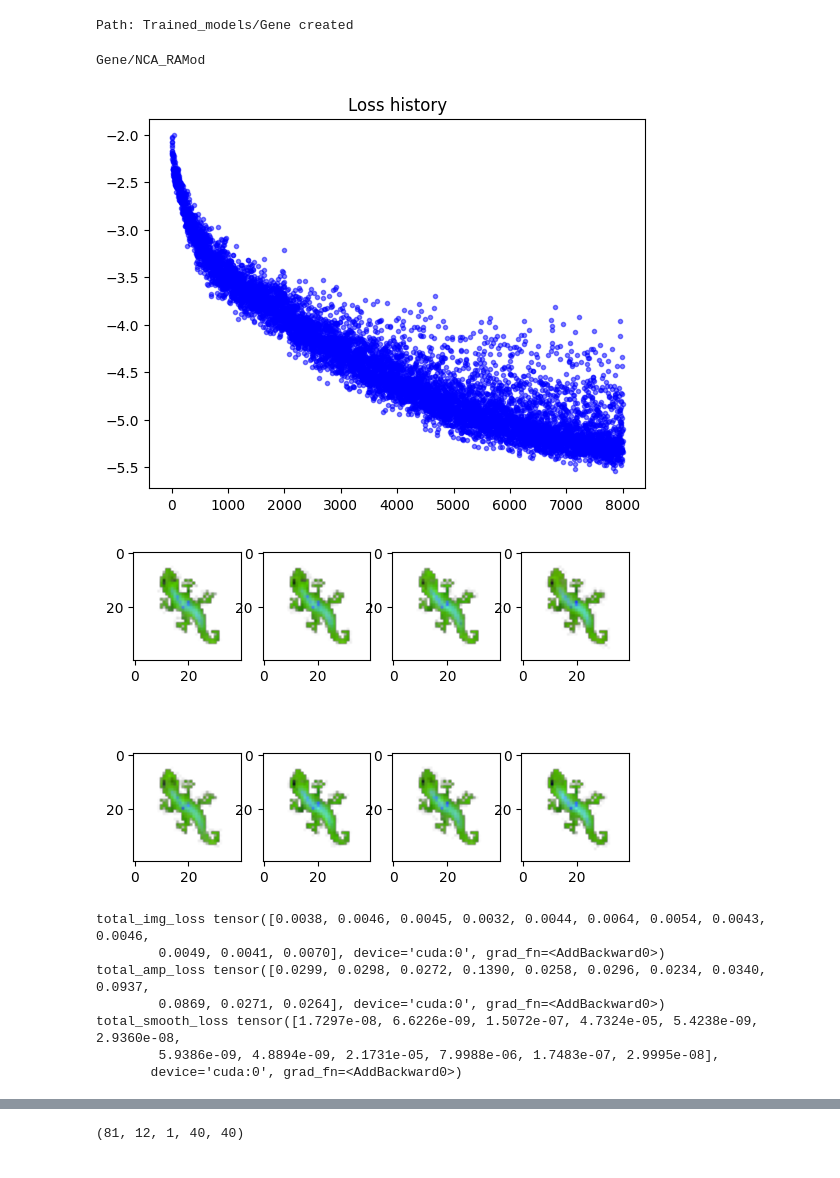
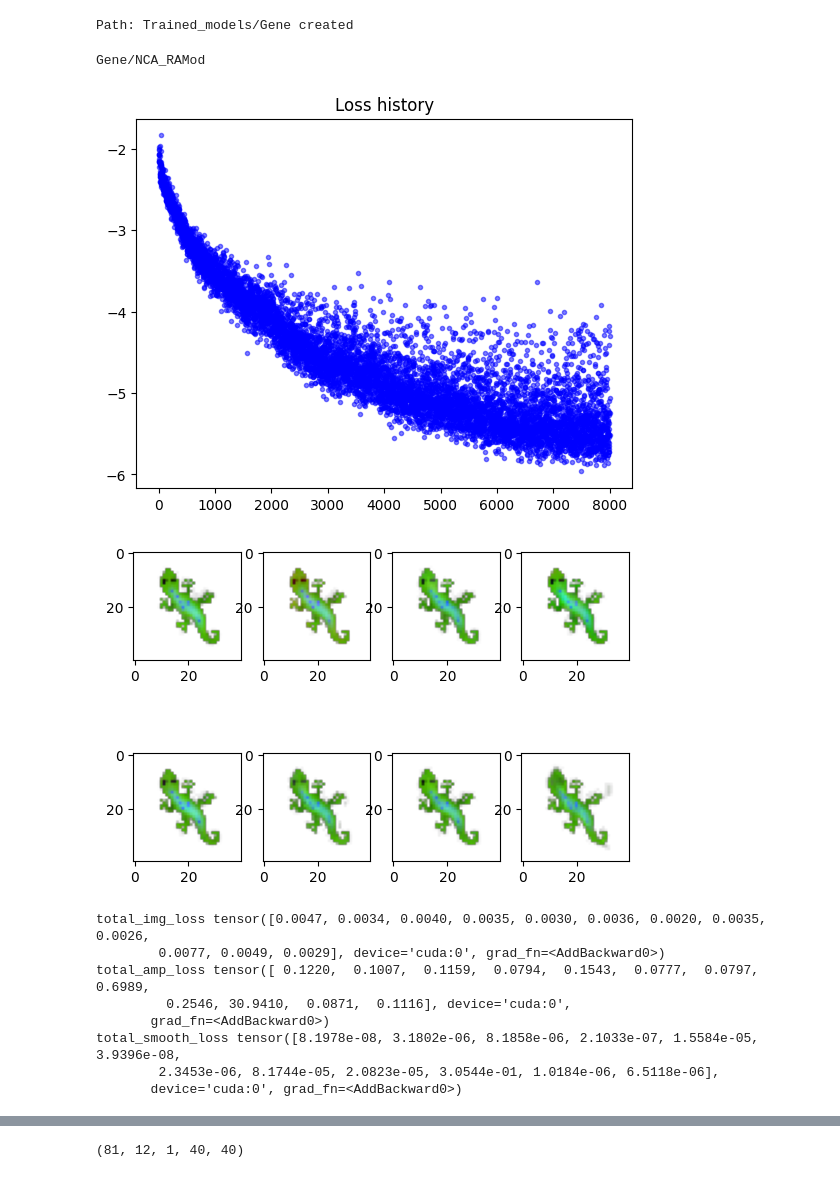
Before and after one commit to lshofsl/Thesis, a Jupyter notebook: NCA_w_RAmod.ipynb, the cells around one changed output, grey strips where cells are left out. Saved outputs shown, nothing was run; the diff lists cells and outputs as text; code cells hidden in the pictures.

```diff
--- a/NCA_w_RAmod.ipynb
+++ b/NCA_w_RAmod.ipynb
@@ -148,8 +148,8 @@ name = folder + "/" +type(nca).__name__
 # %%
 #@title Training { vertical-output: true}
 
-lambda_p = 0.005
-lambda_m = 0.01
+lambda_p = 0.1
+lambda_m = 0.1
 
 alpha_log =  []
 beta_log   = []
@@ -194,7 +194,16 @@ for i in range(TRAINING_ITERS + 1):
     per_sample_img_loss = (base - x_rgb).pow(2).mean(dim=[1, 2, 3]) + \
         0.1 * (perchannel_conv(base, filters) - perchannel_conv(x_rgb, filters)).pow(2).mean(dim=[1, 2, 3])
 
-    per_sample_loss = per_sample_img_loss + (lambda_p * total_amp_loss / itters) + (lambda_m * total_smooth_loss / itters)
+
+
+
+    amp_scale    = total_amp_loss.detach().mean().clamp(min=1e-6)
+    smooth_scale = total_smooth_loss.detach().mean().clamp(min=1e-6)
+    img_scale    = per_sample_img_loss.detach().mean().clamp(min=1e-6)
+
+    per_sample_loss = (per_sample_img_loss / img_scale) + \
+                  (lambda_p * total_amp_loss / amp_scale / itters) + \
+                  (lambda_m * total_smooth_loss / smooth_scale / itters)
     loss = per_sample_loss.mean()
 
     optim.zero_grad()
@@ -236,41 +245,42 @@ for i in range(TRAINING_ITERS + 1):
         print("total_amp_loss", total_amp_loss)
         print("total_smooth_loss", total_smooth_loss)
 
         alpha_log.append(nca.alpha.item())
         beta_log.append(nca.raw_beta.item())
         omega_log.append(nca.omega.item())
         K_log.append(nca.K.item())
         kappa_log.append(nca.raw_kappa.item())
         log_iters.append(i)
         g_mean = gamma_val.mean().item()
         g_std  = gamma_val.std().item()
 
         b_mean = beta_film_val.mean().item()
         b_std  = beta_film_val.std().item()
 
         film_gamma_means.append(g_mean)
         film_gamma_stds.append(g_std)
         film_beta_means.append(b_mean)
         film_beta_stds.append(b_std)
 
         a.append(current_x[:,16:17].detach().cpu().numpy())
         b.append(current_x[:,17:18].detach().cpu().numpy())
         d.append(current_x[:,18:19].detach().cpu().numpy())
         first_hiddens.append(current_x[:, 4:8].detach().cpu().numpy())
 
 
     if i % 100 == 0:
         torch.save(nca.state_dict(), "Trained_models/" + name + ".pth")
 # %% [output]
 Gene/NCA_RAMod
-[figure, old version]
+[figure, new version]
-[figure, old version]
+[figure, new version]
-total_img_loss tensor([0.0038, 0.0046, 0.0045, 0.0032, 0.0044, 0.0064, 0.0054, 0.0043, 0.0046,
-        0.0049, 0.0041, 0.0070], device='cuda:0', grad_fn=<AddBackward0>)
-total_amp_loss tensor([0.0299, 0.0298, 0.0272, 0.1390, 0.0258, 0.0296, 0.0234, 0.0340, 0.0937,
-        0.0869, 0.0271, 0.0264], device='cuda:0', grad_fn=<AddBackward0>)
-total_smooth_loss tensor([1.7297e-08, 6.6226e-09, 1.5072e-07, 4.7324e-05, 5.4238e-09, 2.9360e-08,
-        5.9386e-09, 4.8894e-09, 2.1731e-05, 7.9988e-06, 1.7483e-07, 2.9995e-08],
+total_img_loss tensor([0.0047, 0.0034, 0.0040, 0.0035, 0.0030, 0.0036, 0.0020, 0.0035, 0.0026,
+        0.0077, 0.0049, 0.0029], device='cuda:0', grad_fn=<AddBackward0>)
+total_amp_loss tensor([ 0.1220,  0.1007,  0.1159,  0.0794,  0.1543,  0.0777,  0.0797,  0.6989,
+         0.2546, 30.9410,  0.0871,  0.1116], device='cuda:0',
+       grad_fn=<AddBackward0>)
+total_smooth_loss tensor([8.1978e-08, 3.1802e-06, 8.1858e-06, 2.1033e-07, 1.5584e-05, 3.9396e-08,
+        2.3453e-06, 8.1744e-05, 2.0823e-05, 3.0544e-01, 1.0184e-06, 6.5118e-06],
        device='cuda:0', grad_fn=<AddBackward0>)
 # %%
 
```
Also changed, not shown: parts of 9 cells of this notebook.
